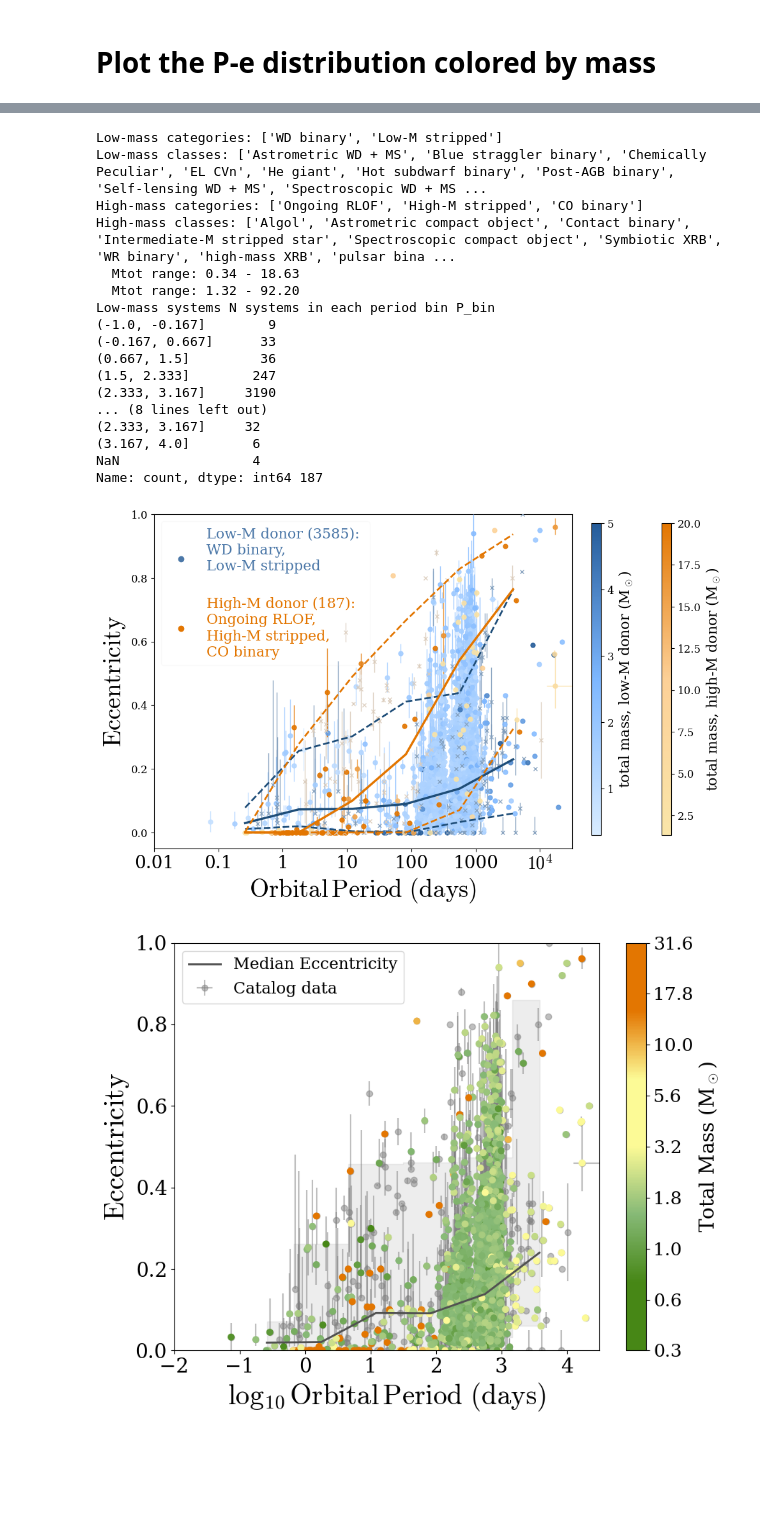
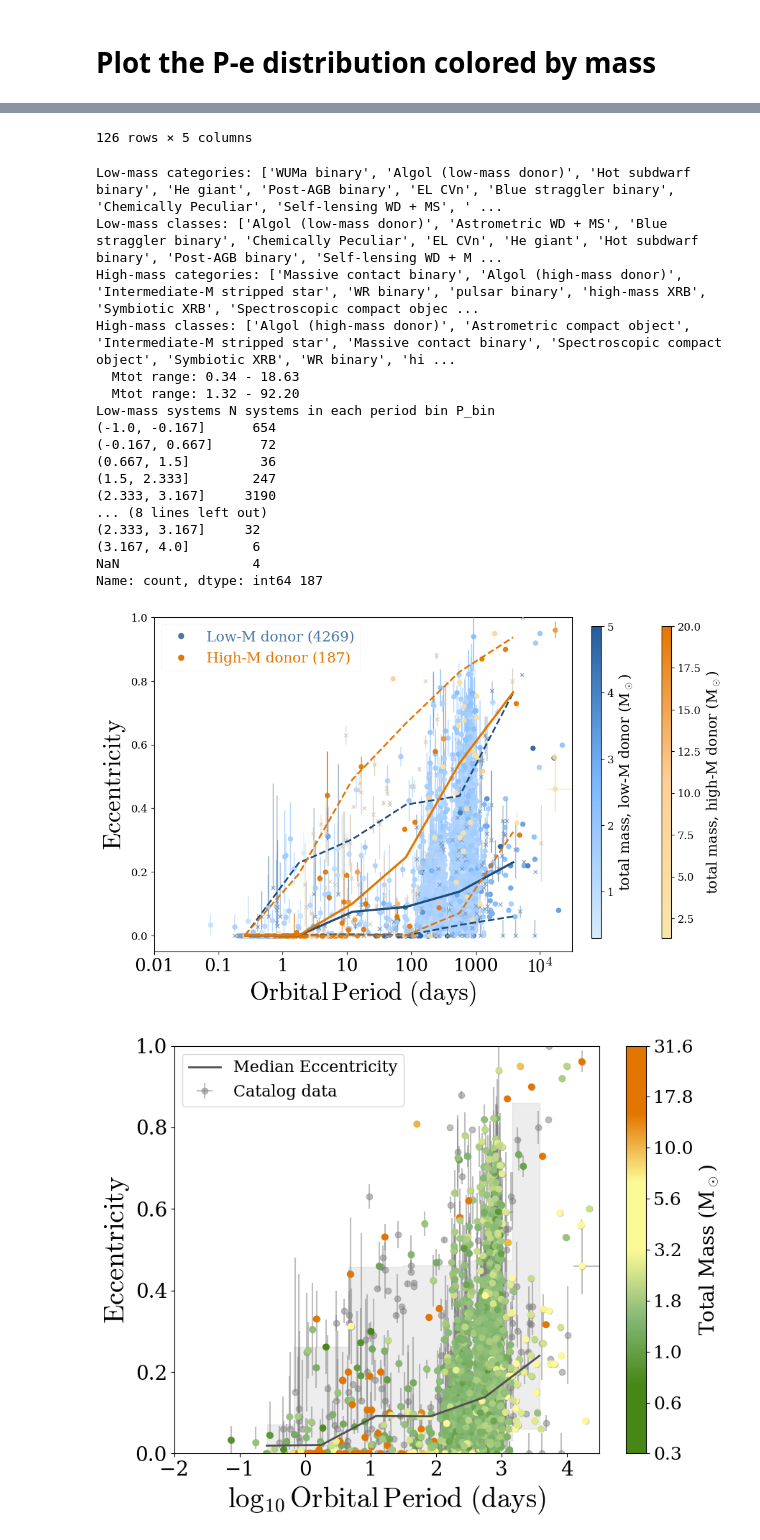
Before and after one commit to binary-observations/post_mt_catalog, a Jupyter notebook: code/data_analysis/Analysis_notebooks/P_e_analysis_plot.ipynb, the cells around one changed output, grey strips where cells are left out. Drawn from its saved outputs; the diff is of its cells as text; code cells hidden in the pictures; blank space fills up the shorter version.

Commit message:
working on fixing over crowdedness of WD systems in m1 m2 plot

```diff
--- a/code/data_analysis/Analysis_notebooks/P_e_analysis_plot.ipynb
+++ b/code/data_analysis/Analysis_notebooks/P_e_analysis_plot.ipynb
@@ -308,16 +310,29 @@ plot_df['Eccentricity_err_plus'] = plot_df['Eccentricity_err_plus'].fillna(0)
 # ------------------------------------------------------------------
 # Define low/high mass bins from system categories
 # ------------------------------------------------------------------
-low_mass_categories = ['WD binary', 'Low-M stripped']
-high_mass_categories = ['Ongoing RLOF', 'High-M stripped', 'CO binary']
+# The Algols class contains a mix of low/high mass donors, so we split it based on obs_type_1 and 2
+# High mass if O or B in either component,
+high_M_mask = (plot_df['obs_type_1'].str.contains('O|B', case=False, na=False) |plot_df['obs_type_2'].str.contains('O|B', case=False, na=False))
+plot_df.loc[(plot_df['system_class'] == 'Algol') & high_M_mask, 'system_class'] = 'Algol (high-mass donor)'
+# Else its a low-mass Algol
+plot_df.loc[(plot_df['system_class'] == 'Algol') & ~high_M_mask, 'system_class'] = 'Algol (low-mass donor)'
 
-low_mass_classes = set()
-for cat in low_mass_categories:
-    low_mass_classes |= set(SYSTEM_CLASS_MAP[cat].keys())
+# Check the result
+display(plot_df[['system_class', 'obs_type_1', 'obs_type_2', 'M1', 'M2']][plot_df['system_class'].str.contains('Algol')])
 
-high_mass_classes = set()
-for cat in high_mass_categories:
-    high_mass_classes |= set(SYSTEM_CLASS_MAP[cat].keys())
+# Shared system_class groupings used in higher-level summary plots.
+low_mass_categories = ['WUMa binary', 'Algol (low-mass donor)','Hot subdwarf binary', 'He giant',
+                    'Post-AGB binary','EL CVn','Blue straggler binary','Chemically Peculiar',
+                    'Self-lensing WD + MS','Spectroscopic WD + MS','Astrometric WD + MS','WD + MS']  #['WD binary', 'Low-M stripped']
+
+high_mass_categories = ['Massive contact binary','Algol (high-mass donor)', 'Intermediate-M stripped star', 'WR binary',
+                    'pulsar binary','high-mass XRB','Symbiotic XRB','Spectroscopic compact object',
+                    'Astrometric compact object']#['Ongoing RLOF', 'High-M stripped', 'CO binary']
+
+
+#  direct system_class labels.
+low_mass_classes = set(low_mass_categories)
+high_mass_classes = set(high_mass_categories)
 
 # Print the exact category setup used in this plot
 print('Low-mass categories:', low_mass_categories)
@@ -482,9 +497,9 @@ from matplotlib.lines import Line2D
 
 legend_handles = [
     Line2D([0], [0], marker='o', linestyle='None', color='#4c78a8', markersize=6,
-           label=f"Low-M donor ({N_in_class[0]}): \nWD binary, \nLow-M stripped\n"),
+           label=f"Low-M donor ({N_in_class[0]})"),
     Line2D([0], [0], marker='o', linestyle='None', color='#e37601', markersize=6,
-           label=f"High-M donor ({N_in_class[1]}): \nOngoing RLOF, \nHigh-M stripped, \nCO binary"),
+           label=f"High-M donor ({N_in_class[1]})"),
 ]
 legend = ax.legend(handles=legend_handles, fontsize=16, loc = 'upper left', bbox_to_anchor=(0.0, 1), framealpha=0.1)
 legend.get_texts()[0].set_color('#4c78a8')
@@ -501,21 +528,22 @@ plt.show()
-Low-mass categories: ['WD binary', 'Low-M stripped']
-Low-mass classes: ['Astrometric WD + MS', 'Blue straggler binary', 'Chemically Peculiar', 'EL CVn', 'He giant', 'Hot subdwarf binary', 'Post-AGB binary', 'Self-lensing WD + MS', 'Spectroscopic WD + MS ...
-High-mass categories: ['Ongoing RLOF', 'High-M stripped', 'CO binary']
-High-mass classes: ['Algol', 'Astrometric compact object', 'Contact binary', 'Intermediate-M stripped star', 'Spectroscopic compact object', 'Symbiotic XRB', 'WR binary', 'high-mass XRB', 'pulsar bina ...
-  Mtot range: 0.34 - 18.63
-  Mtot range: 1.32 - 92.20
-Low-mass systems N systems in each period bin P_bin
-(-1.0, -0.167]        9
-(-0.167, 0.667]      33
-(0.667, 1.5]         36
-(1.5, 2.333]        247
-(2.333, 3.167]     3190
-... (8 lines left out)
-(2.333, 3.167]     32
-(3.167, 4.0]        6
-NaN                 4
-Name: count, dtype: int64 187
+126 rows × 5 columns
+Low-mass categories: ['WUMa binary', 'Algol (low-mass donor)', 'Hot subdwarf binary', 'He giant', 'Post-AGB binary', 'EL CVn', 'Blue straggler binary', 'Chemically Peculiar', 'Self-lensing WD + MS', ' ...
+Low-mass classes: ['Algol (low-mass donor)', 'Astrometric WD + MS', 'Blue straggler binary', 'Chemically Peculiar', 'EL CVn', 'He giant', 'Hot subdwarf binary', 'Post-AGB binary', 'Self-lensing WD + M ...
+High-mass categories: ['Massive contact binary', 'Algol (high-mass donor)', 'Intermediate-M stripped star', 'WR binary', 'pulsar binary', 'high-mass XRB', 'Symbiotic XRB', 'Spectroscopic compact objec ...
+High-mass classes: ['Algol (high-mass donor)', 'Astrometric compact object', 'Intermediate-M stripped star', 'Massive contact binary', 'Spectroscopic compact object', 'Symbiotic XRB', 'WR binary', 'hi ...
+  Mtot range: 0.34 - 18.63
+  Mtot range: 1.32 - 92.20
+Low-mass systems N systems in each period bin P_bin
+(-1.0, -0.167]      654
+(-0.167, 0.667]      72
+(0.667, 1.5]         36
+(1.5, 2.333]        247
+(2.333, 3.167]     3190
+... (8 lines left out)
+(2.333, 3.167]     32
+(3.167, 4.0]        6
+NaN                 4
+Name: count, dtype: int64 187
-[figure, old version]
+[figure, new version]
 # %%
 fig, ax = plt.subplots(figsize=(9, 7))
 
```
Also changed, not shown: parts of 3 cells of this notebook, 9 other files.
